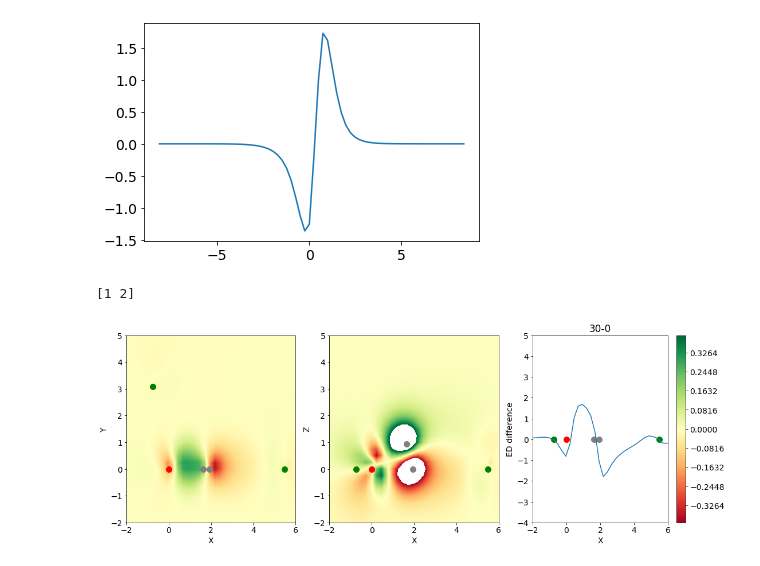
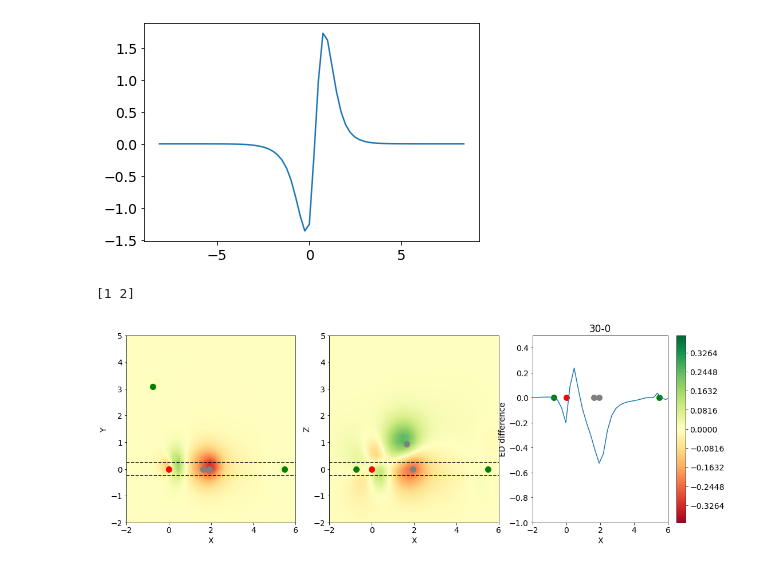
Before and after one commit to cgavinh/mccoy_hocl, a Jupyter notebook: ElectronDensity.ipynb, the cells around one changed output. Cells and saved outputs as stored; diff of their text form; code cells hidden in the pictures.

```diff
--- a/ElectronDensity.ipynb
+++ b/ElectronDensity.ipynb
@@ -687,7 +701,7 @@ def densityDiffwCylInt(cubes, vmin=-0.4, vmax=0.4, levels=500, title="diff", s=1
     fig, axs = plt.subplots(1,3)
     CS = axs[0].contourf(cubes[0].cdsX,
                      clhocl_0.cdsY,
-                     np.sum(cubes[1].density - cubes[0].density, axis=2).T,
+                     np.sum(cubes[1].density[:,:,32:34] - cubes[0].density[:,:,32:34], axis=2).T,
                      level_boundaries,
                      #vmin=vmin,
                      #vmax=vmax,
@@ -702,10 +716,12 @@ def densityDiffwCylInt(cubes, vmin=-0.4, vmax=0.4, levels=500, title="diff", s=1
     axs[0].set_ylim(-2,5)
     axs[0].set_xlabel("X")
     axs[0].set_ylabel("Y")
+    axs[0].axhline(y=r, color='k', linestyle='--')
+    axs[0].axhline(y=-r, color='k', linestyle='--')
 
     CS2 = axs[1].contourf(cubes[0].cdsX,
                      cubes[0].cdsZ,
-                     np.sum(cubes[1].density - cubes[0].density, axis=1).T,
+                     np.sum(cubes[1].density[:,35:45,:] - cubes[0].density[:,35:45,:], axis=1).T,
                      level_boundaries,
                      #vmin=vmin,
                      #vmax=vmax,
@@ -719,6 +735,8 @@ def densityDiffwCylInt(cubes, vmin=-0.4, vmax=0.4, levels=500, title="diff", s=1
     axs[1].set_ylim(-2,5)
     axs[1].set_xlabel("X")
     axs[1].set_ylabel("Z")
+    axs[1].axhline(y=r, color='k', linestyle='--')
+    axs[1].axhline(y=-r, color='k', linestyle='--')
 
     axs[2].plot(clhocl_0.cdsX, cylInt(cubes=cubes, r=r, ax=ax))
     axs[2].scatter(cubes[0].atmAr[0,0], 0, color='red', s=s)
@@ -727,7 +745,7 @@ def densityDiffwCylInt(cubes, vmin=-0.4, vmax=0.4, levels=500, title="diff", s=1
     axs[2].scatter(cubes[0].atmAr[3,0], 0, color='gray', s=s)
     axs[2].scatter(cubes[1].atmAr[3,0], 0, color='gray', s=s)
     axs[2].set_xlim(-2,6)
-    axs[2].set_ylim(-4,5)
+    axs[2].set_ylim(-1,0.5)
     axs[2].set_xlabel("X")
     axs[2].set_ylabel("ED difference")
 
@@ -736,7 +754,7 @@ def densityDiffwCylInt(cubes, vmin=-0.4, vmax=0.4, levels=500, title="diff", s=1
     plt.title(title)
     plt.show()
 # %%
-densityDiffwCylInt(cubes=[clhocl_0, clhocl_30], title="30-0", s=100, r=3)
+densityDiffwCylInt(cubes=[clhocl_0, clhocl_30], title="30-0", s=100, r=0.25)
 # %% [output]
 [1 2]
-[figure, old version]
+[figure, new version]
```
Also changed, not shown: parts of 6 cells of this notebook.
